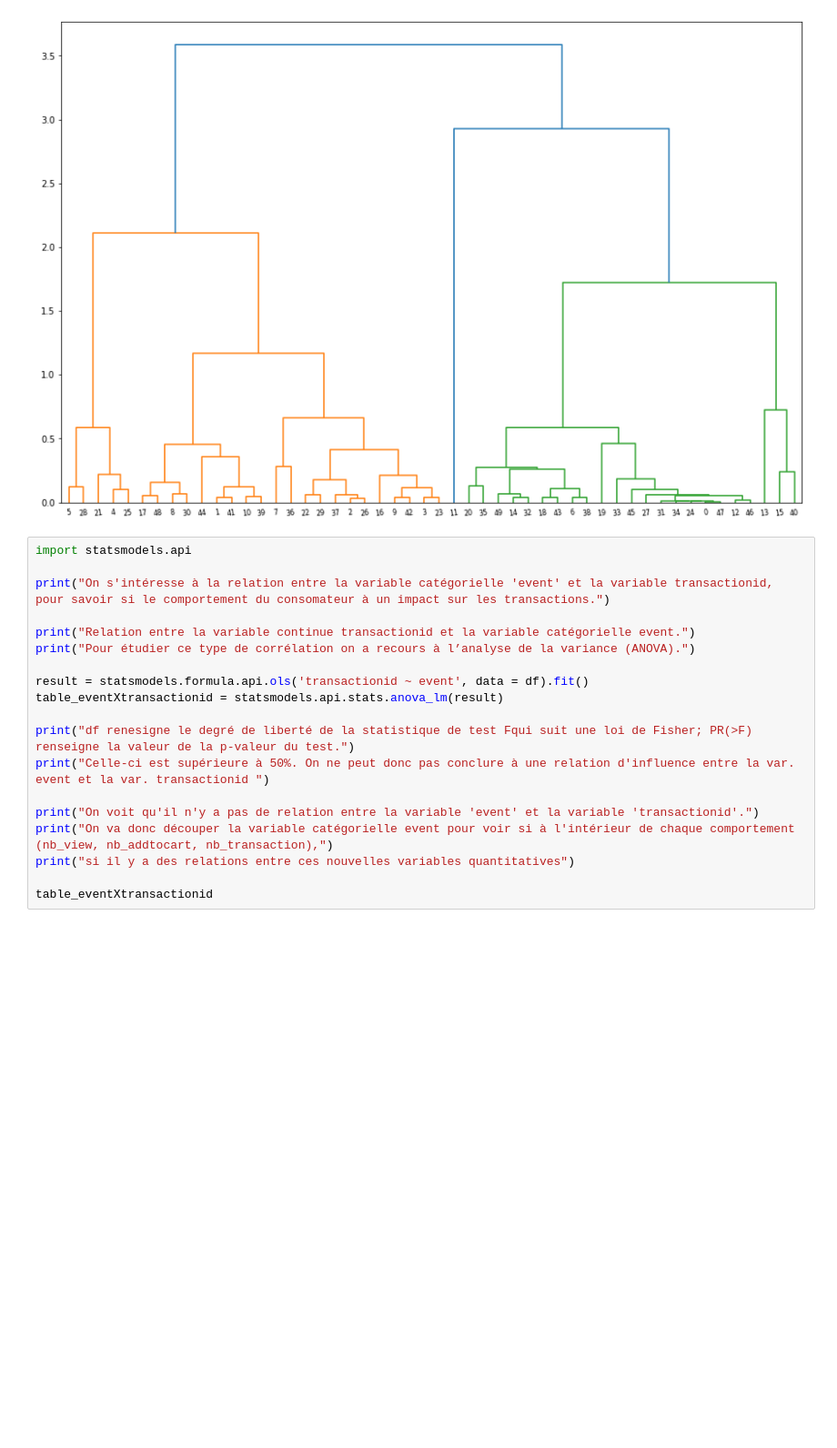
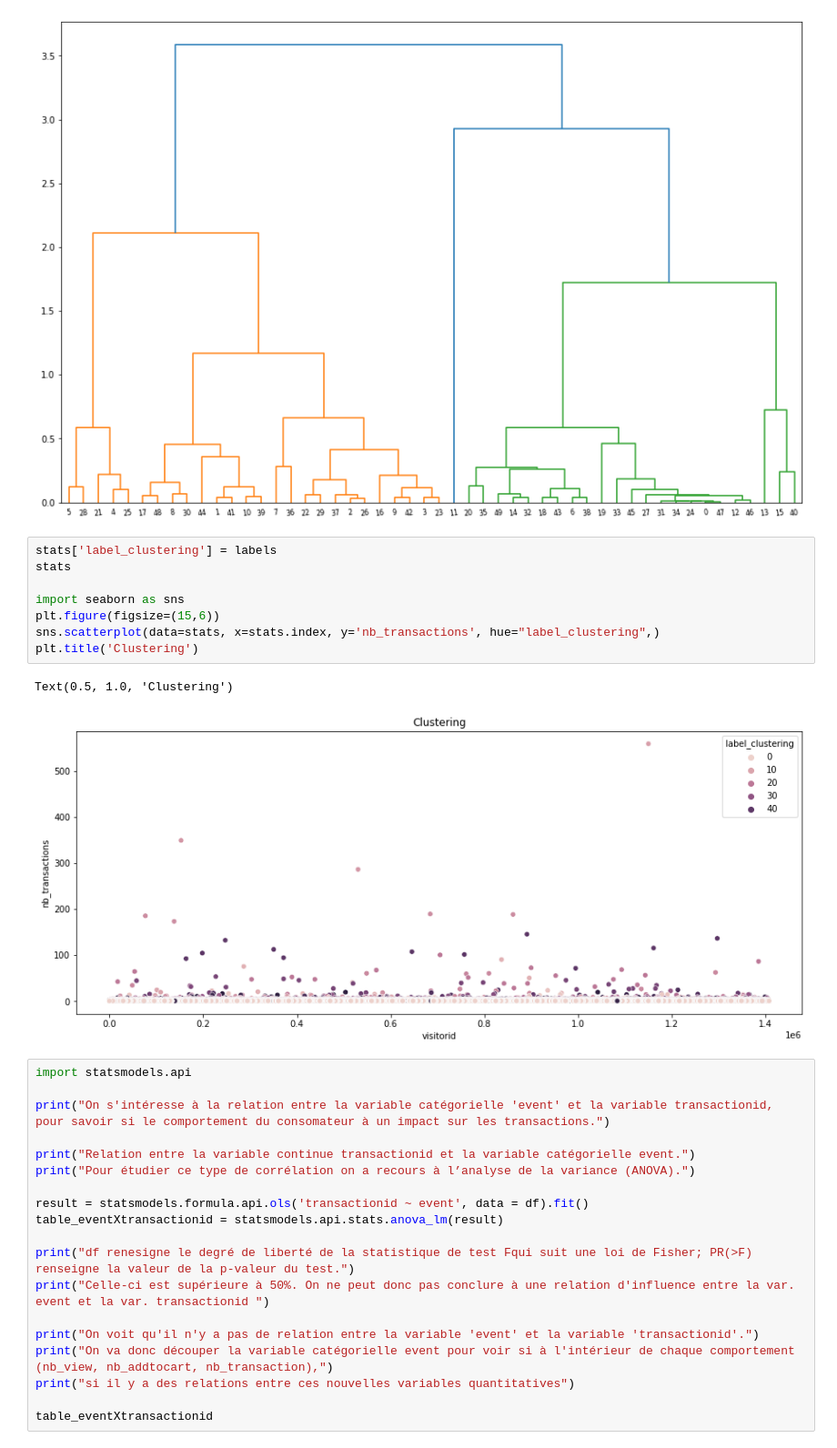
Before and after one commit to soopajot/eCommerce_Customer_Behavior, a Jupyter notebook: suivi_utilisateurs.ipynb, the cells around one changed output. Shown at 91% size. Drawn from its saved outputs; the diff is of its cells as text; blank space fills up the shorter version.

Commit message:
scatterplot

```diff
--- a/suivi_utilisateurs.ipynb
+++ b/suivi_utilisateurs.ipynb
@@ -225,6 +225,17 @@ dendrogram(Z, leaf_rotation = 7)
 plt.show()
 # %% [output]
 [figure]
+# %%
+stats['label_clustering'] = labels
+stats
+
+import seaborn as sns
+plt.figure(figsize=(15,6))
+sns.scatterplot(data=stats, x=stats.index, y='nb_transactions', hue="label_clustering",)
+plt.title('Clustering')
+# %% [output]
+Text(0.5, 1.0, 'Clustering')
+[figure, added]
 # %%
 import statsmodels.api
 
```
